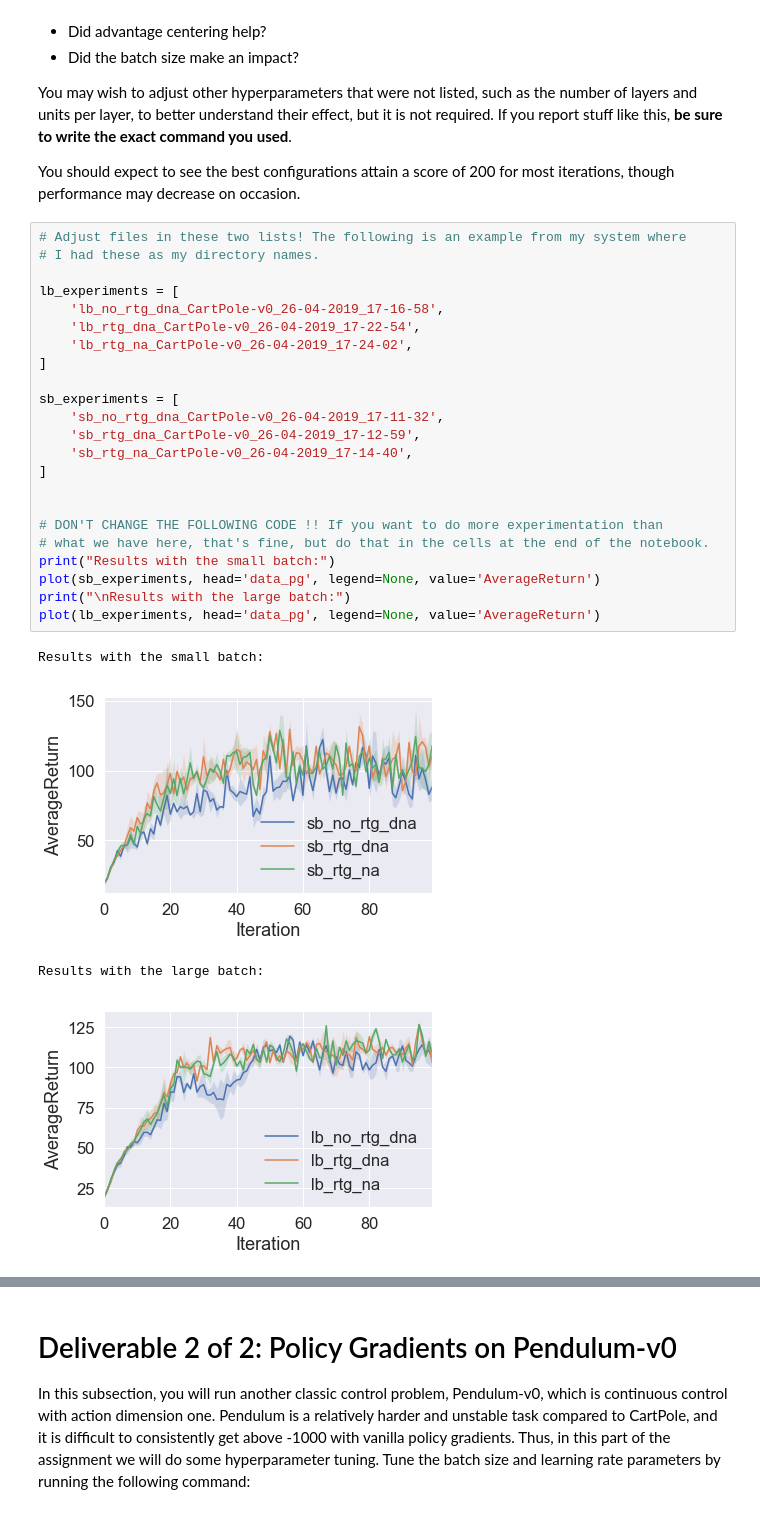
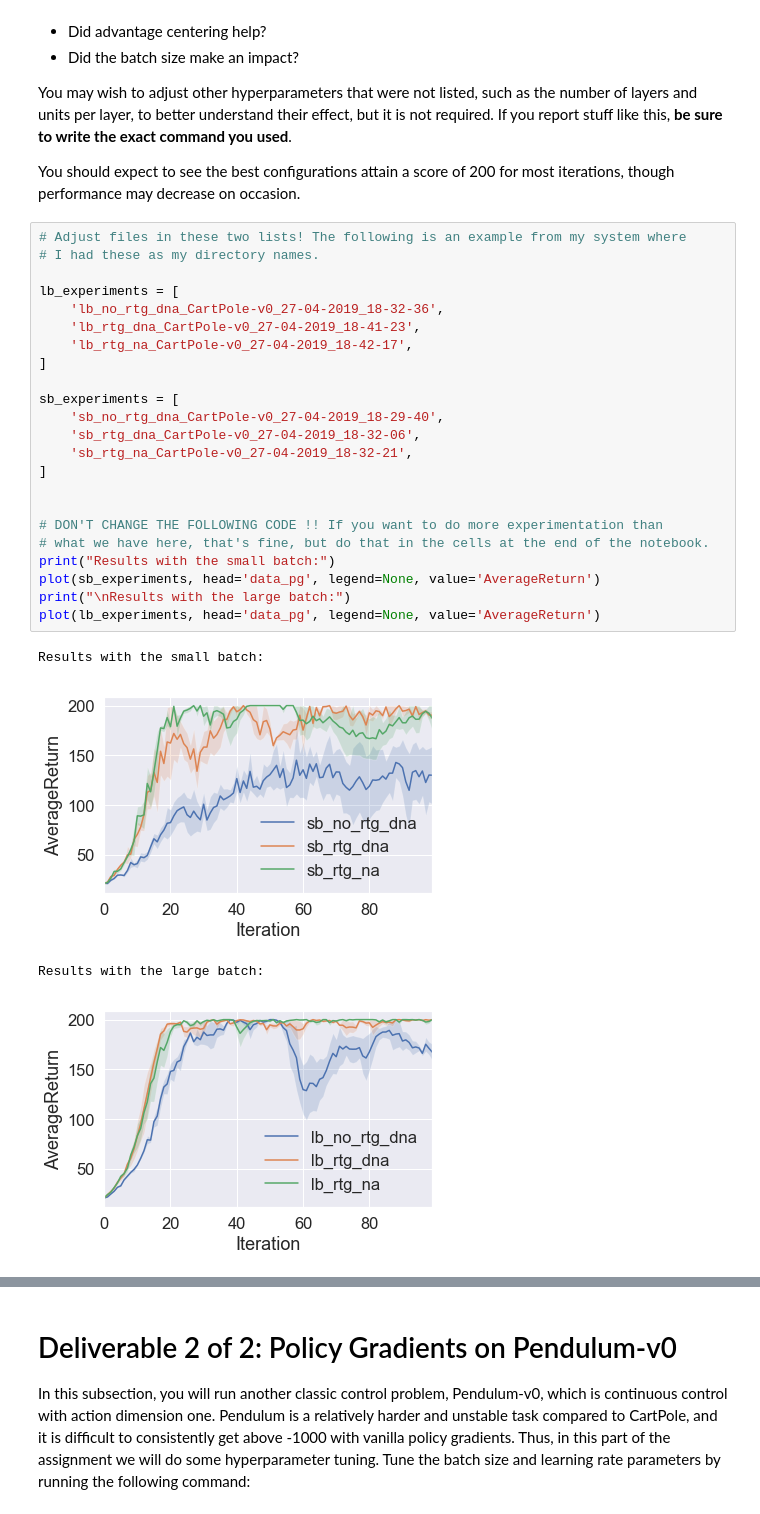
Before and after one commit to nadernamini/cs182-assignment4, a Jupyter notebook: Part01_Policy-Gradients.ipynb, the cells around one changed output, grey strips where cells are left out. Cells and saved outputs as stored; diff of their text form.

```diff
--- a/Part01_Policy-Gradients.ipynb
+++ b/Part01_Policy-Gradients.ipynb
@@ -305,31 +305,31 @@ iterations, though performance may decrease on occasion.
 # %%
 # Adjust files in these two lists! The following is an example from my system where
 # I had these as my directory names.
 
 lb_experiments = [
-    'lb_no_rtg_dna_CartPole-v0_26-04-2019_17-16-58',
-    'lb_rtg_dna_CartPole-v0_26-04-2019_17-22-54',
-    'lb_rtg_na_CartPole-v0_26-04-2019_17-24-02',
+    'lb_no_rtg_dna_CartPole-v0_27-04-2019_18-32-36',
+    'lb_rtg_dna_CartPole-v0_27-04-2019_18-41-23',
+    'lb_rtg_na_CartPole-v0_27-04-2019_18-42-17',
 ]
 
 sb_experiments = [
-    'sb_no_rtg_dna_CartPole-v0_26-04-2019_17-11-32',
-    'sb_rtg_dna_CartPole-v0_26-04-2019_17-12-59',
-    'sb_rtg_na_CartPole-v0_26-04-2019_17-14-40',
+    'sb_no_rtg_dna_CartPole-v0_27-04-2019_18-29-40',
+    'sb_rtg_dna_CartPole-v0_27-04-2019_18-32-06',
+    'sb_rtg_na_CartPole-v0_27-04-2019_18-32-21',
 ]
 
 
 # DON'T CHANGE THE FOLLOWING CODE !! If you want to do more experimentation than
 # what we have here, that's fine, but do that in the cells at the end of the notebook.
 print("Results with the small batch:")
 plot(sb_experiments, head='data_pg', legend=None, value='AverageReturn')
 print("\nResults with the large batch:")
 plot(lb_experiments, head='data_pg', legend=None, value='AverageReturn')
 # %% [output]
 Results with the small batch:
-[figure, old version]
+[figure, new version]
 Results with the large batch:
-[figure, old version]
+[figure, new version]
 # %% [markdown]
 ## Short-Answer Questions
 
```
Also changed, not shown: parts of 4 cells of this notebook, 3 other files.
